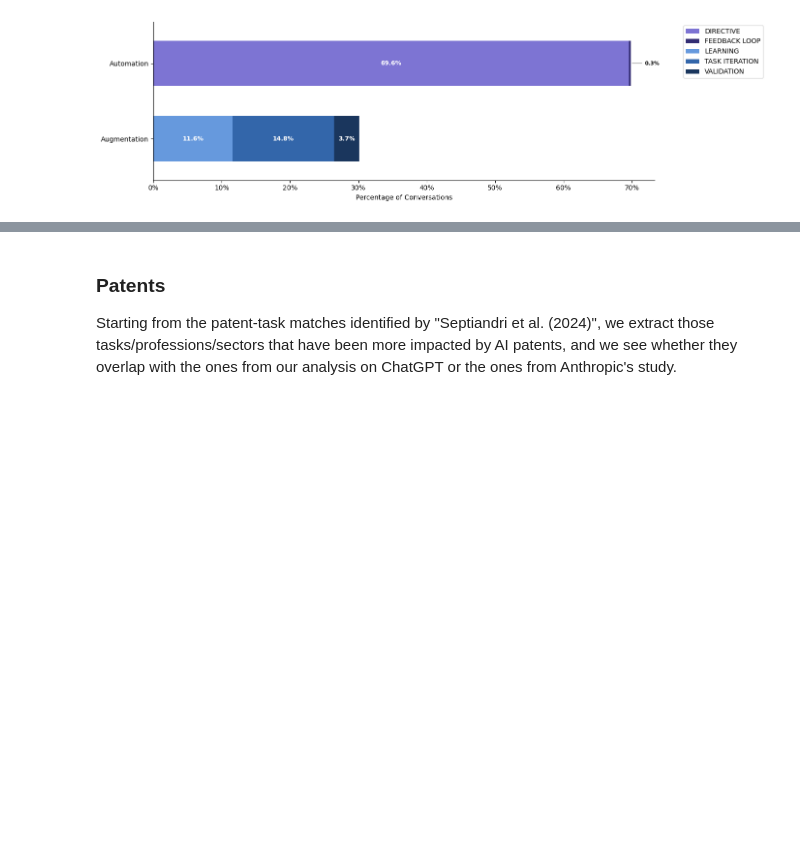
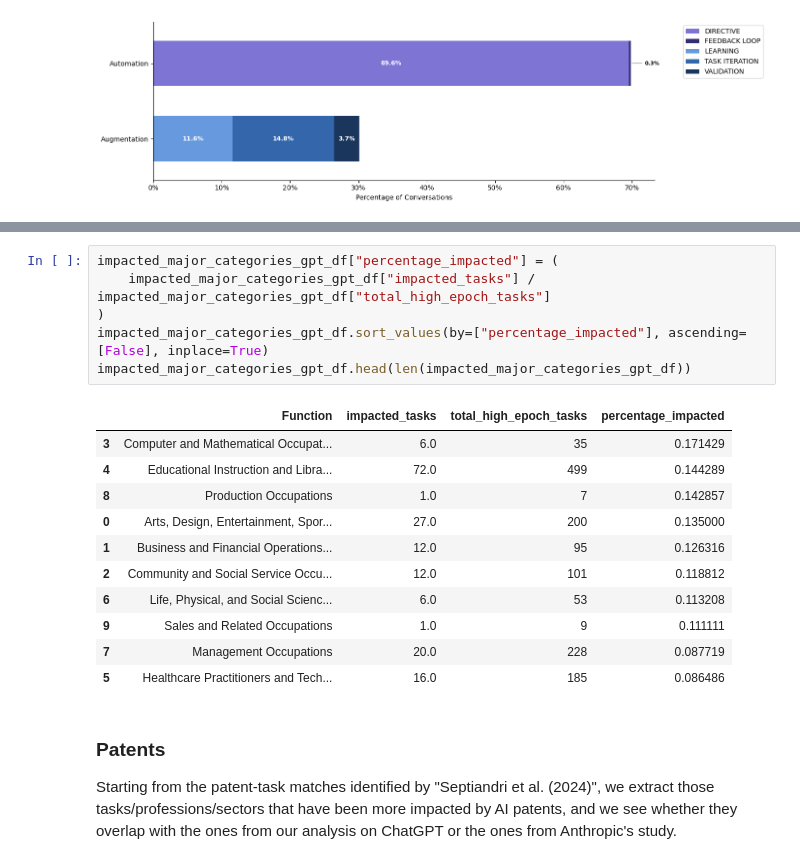
Before and after one commit to Engineering-AI-Systems-Team-3/chatgpt-at-work, a Jupyter notebook: chatgpt_at_work.ipynb, the cells around one changed output, grey strips where cells are left out. Saved outputs shown, nothing was run; the diff lists cells and outputs as text; blank space fills up the shorter version.

```diff
--- a/chatgpt_at_work.ipynb
+++ b/chatgpt_at_work.ipynb
@@ -961,6 +961,24 @@ impacted_titles_gpt_df.head(15)
 | 1439 | Human Resources Specialists | Business and Financial Operations... | 11 | 3.0 | 0.272727 |
 | 1546 | Library Science Teachers, Postsec... | Educational Instruction and Libra... | 15 | 4.0 | 0.266667 |
 | 1515 | Instructional Coordinators | Educational Instruction and Libra... | 16 | 4.0 | 0.250000 |
+# %%
+impacted_major_categories_gpt_df["percentage_impacted"] = (
+    impacted_major_categories_gpt_df["impacted_tasks"] / impacted_major_categories_gpt_df["total_high_epoch_tasks"]
+)
+impacted_major_categories_gpt_df.sort_values(by=["percentage_impacted"], ascending=[False], inplace=True)
+impacted_major_categories_gpt_df.head(len(impacted_major_categories_gpt_df))
+# %% [output]
+|  | Function | impacted_tasks | total_high_epoch_tasks | percentage_impacted |
+| 3 | Computer and Mathematical Occupat... | 6.0 | 35 | 0.171429 |
+| 4 | Educational Instruction and Libra... | 72.0 | 499 | 0.144289 |
+| 8 | Production Occupations | 1.0 | 7 | 0.142857 |
+| 0 | Arts, Design, Entertainment, Spor... | 27.0 | 200 | 0.135000 |
+| 1 | Business and Financial Operations... | 12.0 | 95 | 0.126316 |
+| 2 | Community and Social Service Occu... | 12.0 | 101 | 0.118812 |
+| 6 | Life, Physical, and Social Scienc... | 6.0 | 53 | 0.113208 |
+| 9 | Sales and Related Occupations | 1.0 | 9 | 0.111111 |
+| 7 | Management Occupations | 20.0 | 228 | 0.087719 |
+| 5 | Healthcare Practitioners and Tech... | 16.0 | 185 | 0.086486 |
 # %% [markdown]
 ### Patents
 Starting from the patent-task matches identified by "Septiandri et al. (2024)", we extract those
```
Also changed, not shown: parts of 3 cells of this notebook.
